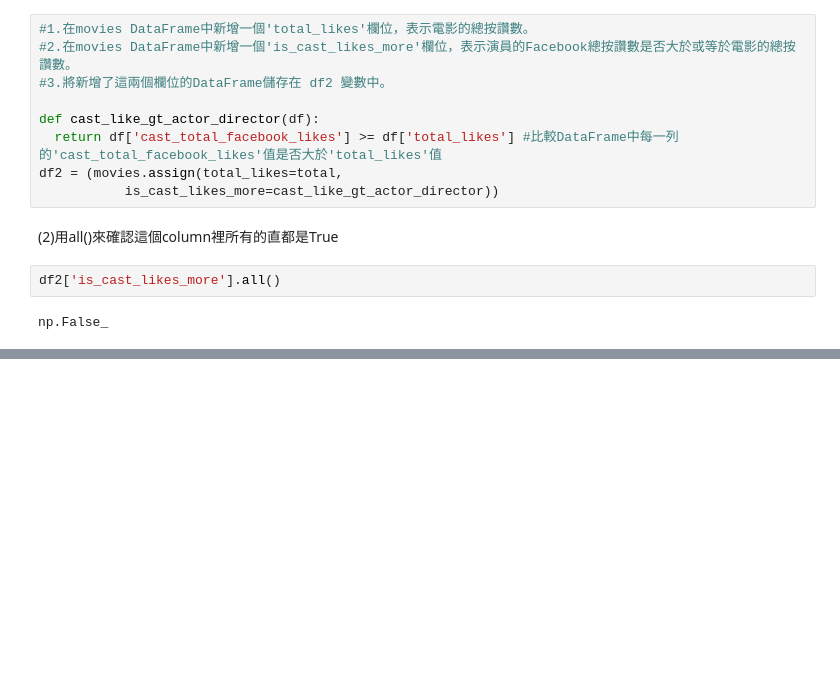
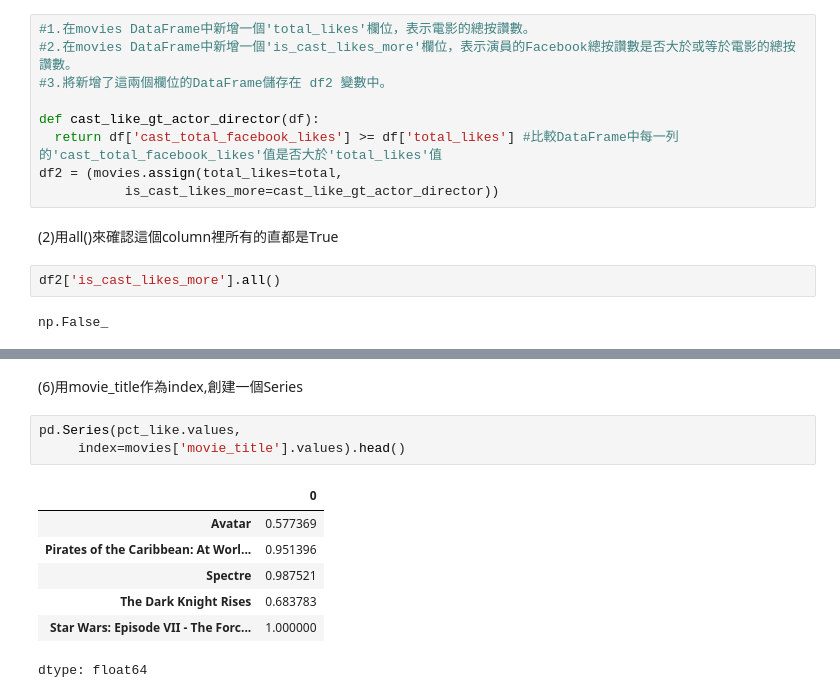
Before and after one commit to akilchen/pandas-, a Jupyter notebook: CH01_DataFrame與Series的基本操作.ipynb, the cells around one changed output, grey strips where cells are left out. Saved outputs shown, nothing was run; the diff lists cells and outputs as text; blank space fills up the shorter version.

```diff
--- a/CH01_DataFrame與Series的基本操作.ipynb
+++ b/CH01_DataFrame與Series的基本操作.ipynb
@@ -814,0 +849,13 @@ dtype: float64
+# %% [markdown]
+(6)用movie_title作為index,創建一個Series
+# %%
+pd.Series(pct_like.values,
+     index=movies['movie_title'].values).head()
+# %% [output]
+|  | 0 |
+| Avatar | 0.577369 |
+| Pirates of the Caribbean: At Worl... | 0.951396 |
+| Spectre | 0.987521 |
+| The Dark Knight Rises | 0.683783 |
+| Star Wars: Episode VII - The Forc... | 1.000000 |
+dtype: float64
```
Also changed, not shown: parts of 7 cells of this notebook.
